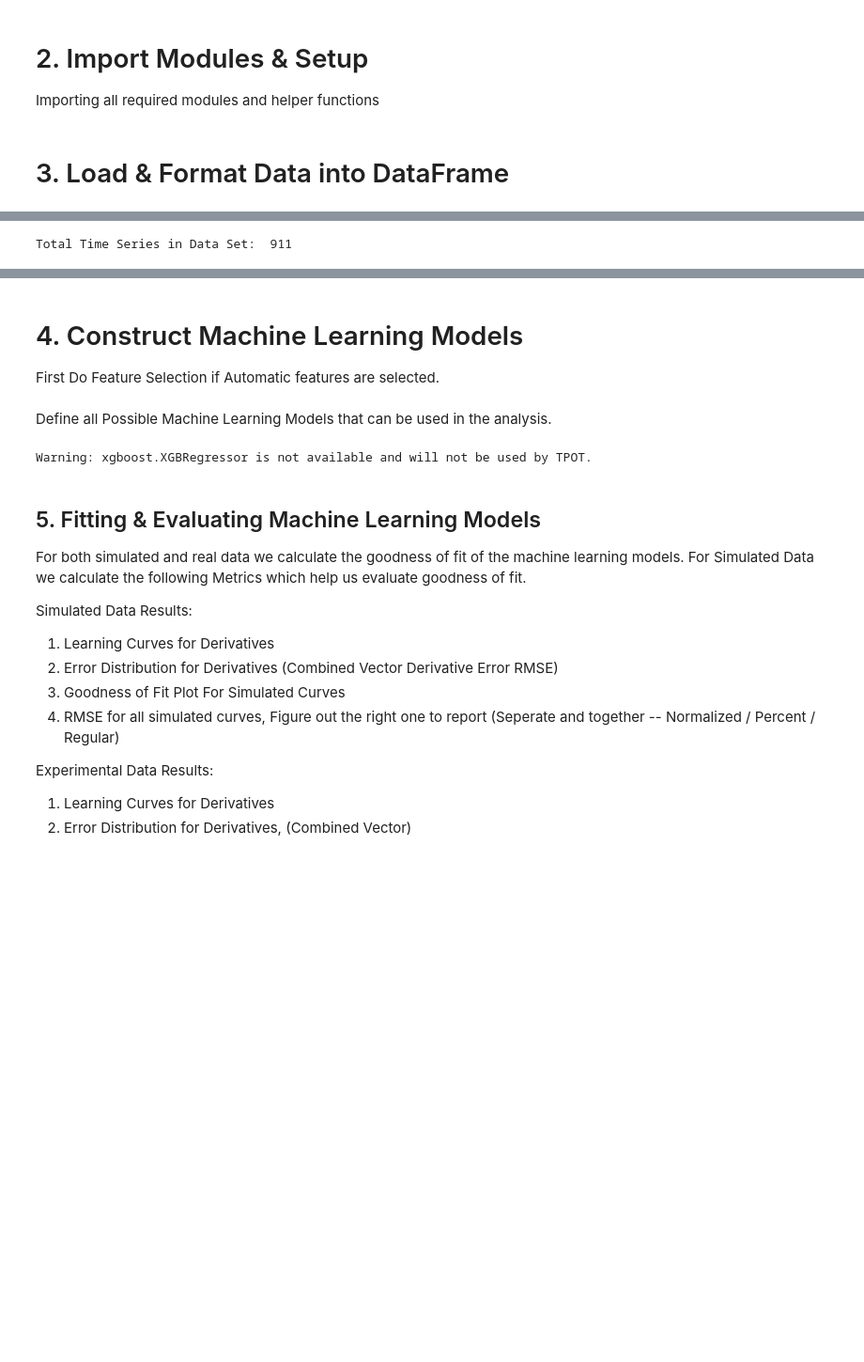
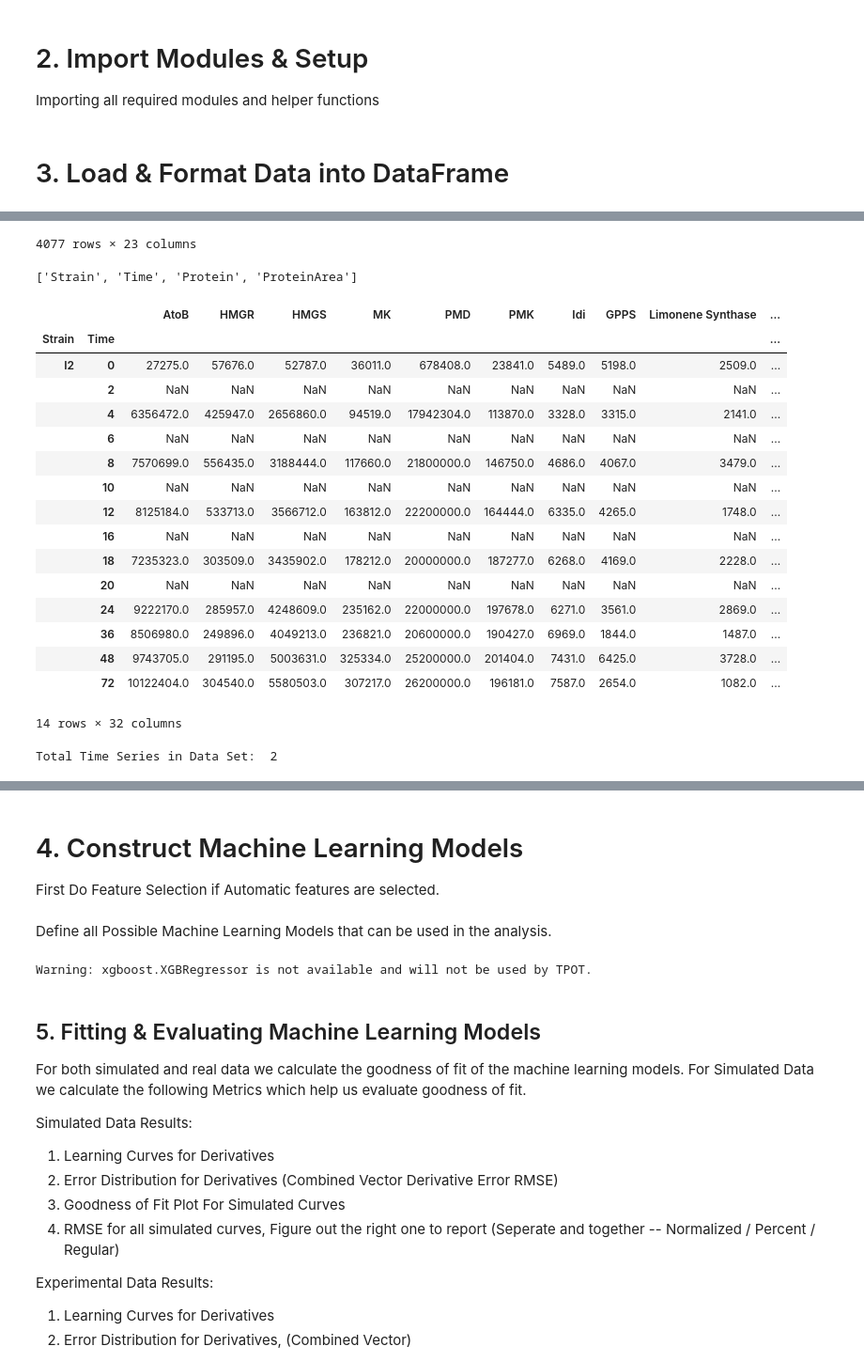
Before and after one commit to JBEI/KineticLearning, a Jupyter notebook: KineticLearning.ipynb, the cells around one changed output, grey strips where cells are left out. Shown at 94% size. Drawn from its saved outputs; the diff is of its cells as text; code cells hidden in the pictures; blank space fills up the shorter version.

```diff
--- a/KineticLearning.ipynb
+++ b/KineticLearning.ipynb
@@ -220,7 +217,10 @@ elif data_type == 'experimental':
     pdf['Hour'] = pdf['Hour'].convert_objects(convert_numeric=True)
 
     pdf.rename(columns={'Hour': 'Time'}, inplace=True)
-    pdf = pdf[columns].pivot_table(pdf,index=['Strain','Time'],columns='Protein',aggfunc=np.sum)
+    display(pdf)
+    print(columns)
+
+    pdf = pdf[columns].pivot_table(pdf[columns],index=['Strain','Time'],columns='Protein',aggfunc=np.sum)
     pdf = pdf[proteins]
     pdf.columns = pdf.columns.get_level_values(1)
 
@@ -238,7 +238,7 @@ elif data_type == 'experimental':
     mdf = mdf.loc[mdf['Strain'].isin(strains)]
 
     mdf.rename(columns={'Hour': 'Time'}, inplace=True)
-    mdf = mdf[['Strain','Time'] + metabolites].pivot_table(mdf,index=['Strain','Time'],aggfunc=np.sum)
+    mdf = mdf[['Strain','Time'] + metabolites].pivot_table(mdf[['Strain','Time'] + metabolites],index=['Strain','Time'],aggfunc=np.sum)
 
     #Extracellular Metabolites (mg/L) | Intracelluar Metabolites (mg/L) |Combined Metabolites (mg/L)
 
@@ -247,5 +247,5 @@ elif data_type == 'experimental':
     test_df = df.loc[(test_strains,slice(None))]
     display(test_df)
     df = df.loc[(training_strains,slice(None))]
-    tsdf = generateTSDataSet(df,features,targets)
+    tsdf = generateTSDataSet(df,features,targets,n_points=100)
 # %% [output]
@@ -252,4 +269,23 @@ elif data_type == 'experimental':
-Total Time Series in Data Set:  911
+4077 rows × 23 columns
+['Strain', 'Time', 'Protein', 'ProteinArea']
+|  |  | AtoB | HMGR | HMGS | MK | PMD | PMK | Idi | GPPS | Limonene Synthase | ... |
+| Strain | Time |  |  |  |  |  |  |  |  |  | ... |
+| I2 | 0 | 27275.0 | 57676.0 | 52787.0 | 36011.0 | 678408.0 | 23841.0 | 5489.0 | 5198.0 | 2509.0 | ... |
+|  | 2 | NaN | NaN | NaN | NaN | NaN | NaN | NaN | NaN | NaN | ... |
+|  | 4 | 6356472.0 | 425947.0 | 2656860.0 | 94519.0 | 17942304.0 | 113870.0 | 3328.0 | 3315.0 | 2141.0 | ... |
+|  | 6 | NaN | NaN | NaN | NaN | NaN | NaN | NaN | NaN | NaN | ... |
+|  | 8 | 7570699.0 | 556435.0 | 3188444.0 | 117660.0 | 21800000.0 | 146750.0 | 4686.0 | 4067.0 | 3479.0 | ... |
+|  | 10 | NaN | NaN | NaN | NaN | NaN | NaN | NaN | NaN | NaN | ... |
+|  | 12 | 8125184.0 | 533713.0 | 3566712.0 | 163812.0 | 22200000.0 | 164444.0 | 6335.0 | 4265.0 | 1748.0 | ... |
+|  | 16 | NaN | NaN | NaN | NaN | NaN | NaN | NaN | NaN | NaN | ... |
+|  | 18 | 7235323.0 | 303509.0 | 3435902.0 | 178212.0 | 20000000.0 | 187277.0 | 6268.0 | 4169.0 | 2228.0 | ... |
+|  | 20 | NaN | NaN | NaN | NaN | NaN | NaN | NaN | NaN | NaN | ... |
+|  | 24 | 9222170.0 | 285957.0 | 4248609.0 | 235162.0 | 22000000.0 | 197678.0 | 6271.0 | 3561.0 | 2869.0 | ... |
+|  | 36 | 8506980.0 | 249896.0 | 4049213.0 | 236821.0 | 20600000.0 | 190427.0 | 6969.0 | 1844.0 | 1487.0 | ... |
+|  | 48 | 9743705.0 | 291195.0 | 5003631.0 | 325334.0 | 25200000.0 | 201404.0 | 7431.0 | 6425.0 | 3728.0 | ... |
+|  | 72 | 10122404.0 | 304540.0 | 5580503.0 | 307217.0 | 26200000.0 | 196181.0 | 7587.0 | 2654.0 | 1082.0 | ... |
+14 rows × 32 columns
+Total Time Series in Data Set:  2
 # %%
 display(df)
 # %% [output]
```
Also changed, not shown: parts of 14 cells of this notebook, 3 other files.
